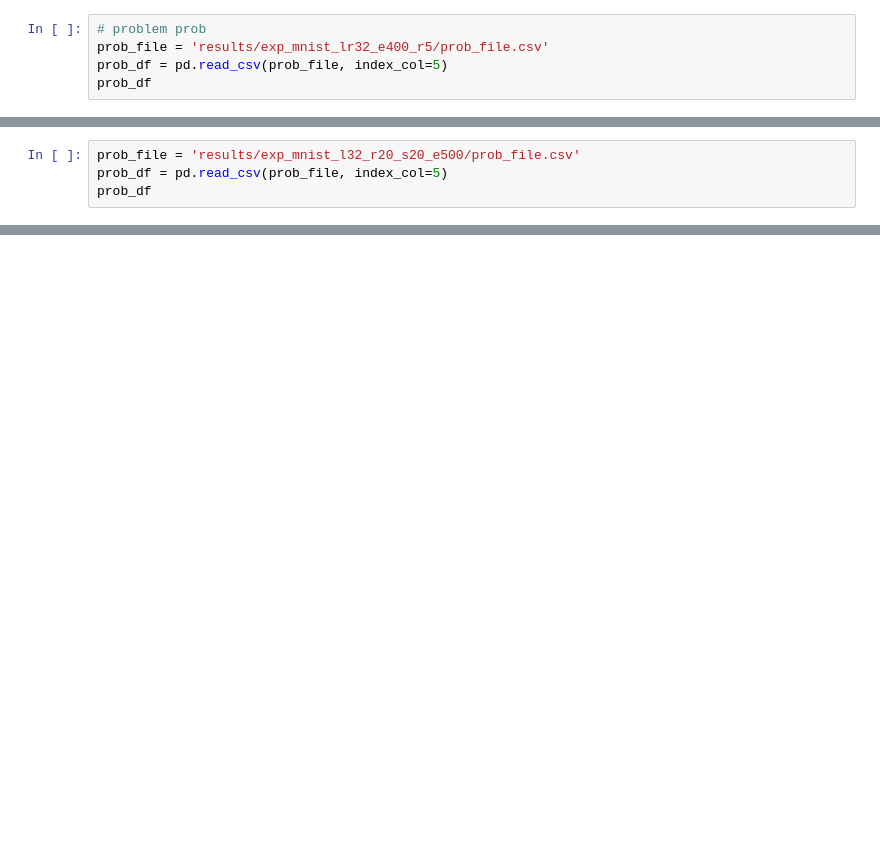
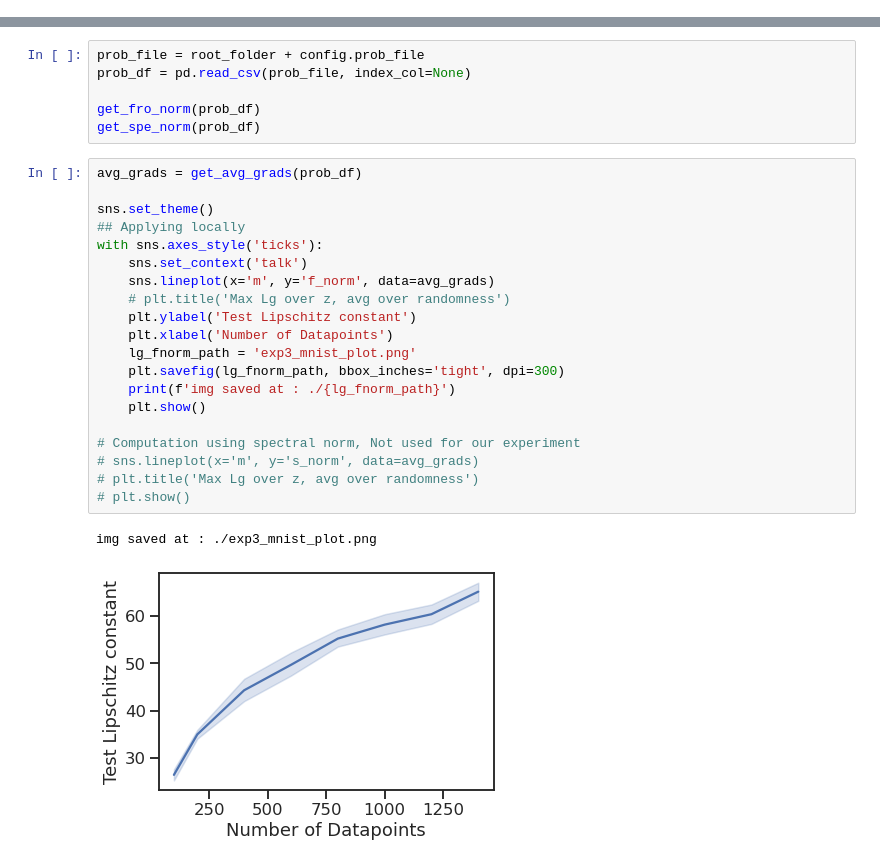
Before and after one commit to abstruse020/support_stability_experiments, a Jupyter notebook: TMLR_Submission/random_label_exp/infer.ipynb, the cells around one changed output, grey strips where cells are left out. Drawn from its saved outputs; the diff is of its cells as text; blank space fills up the shorter version.

Commit message:
Finalized Random Labeling experiment

```diff
--- a/TMLR_Submission/random_label_exp/infer.ipynb
+++ b/TMLR_Submission/random_label_exp/infer.ipynb
@@ -163,5 +0,0 @@ plot_all(train_df, s_times=10, r_times=5)
-# %%
-# problem prob
-prob_file = 'results/exp_mnist_lr32_e400_r5/prob_file.csv'
-prob_df = pd.read_csv(prob_file, index_col=5)
-prob_df
@@ -208,4 +0,0 @@ plot_all(train_df, s_times=13, r_times=5)
-# %%
-prob_file = 'results/exp_mnist_l32_r20_s20_e500/prob_file.csv'
-prob_df = pd.read_csv(prob_file, index_col=5)
-prob_df
@@ -1159,3 +199,32 @@ img saved at : ./results/ex2_mnist_l128_lr003_b8_mv2/lg_fnorm_img.png
+# %%
+prob_file = root_folder + config.prob_file
+prob_df = pd.read_csv(prob_file, index_col=None)
+
+get_fro_norm(prob_df)
+get_spe_norm(prob_df)
+# %%
+avg_grads = get_avg_grads(prob_df)
+
+sns.set_theme()
+## Applying locally
+with sns.axes_style('ticks'):
+    sns.set_context('talk')
+    sns.lineplot(x='m', y='f_norm', data=avg_grads)
+    # plt.title('Max Lg over z, avg over randomness')
+    plt.ylabel('Test Lipschitz constant')
+    plt.xlabel('Number of Datapoints')
+    lg_fnorm_path = 'exp3_mnist_plot.png'
+    plt.savefig(lg_fnorm_path, bbox_inches='tight', dpi=300)
+    print(f'img saved at : ./{lg_fnorm_path}')
+    plt.show()
+
+# Computation using spectral norm, Not used for our experiment
+# sns.lineplot(x='m', y='s_norm', data=avg_grads)
+# plt.title('Max Lg over z, avg over randomness')
+# plt.show()
+# %% [output]
+img saved at : ./exp3_mnist_plot.png
+[figure, added]
 # %%
 var_s_df = get_var_df(prob_df)
 var_s_df.head()
```
Also changed, not shown: parts of 114 cells of this notebook, 11 other files.
